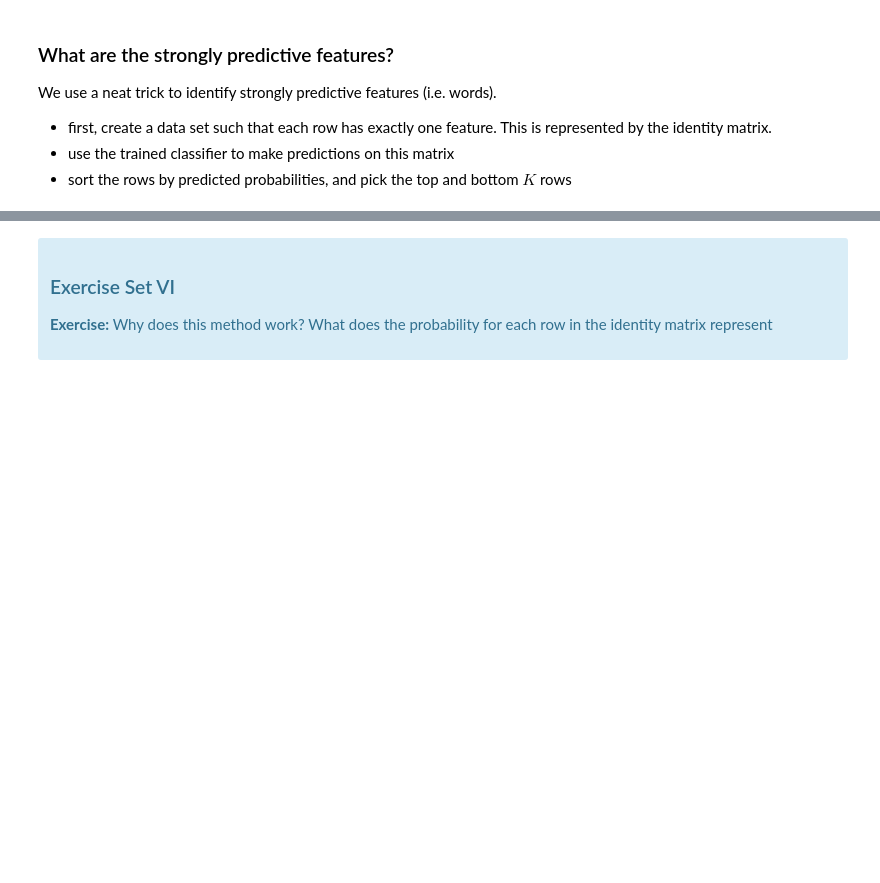
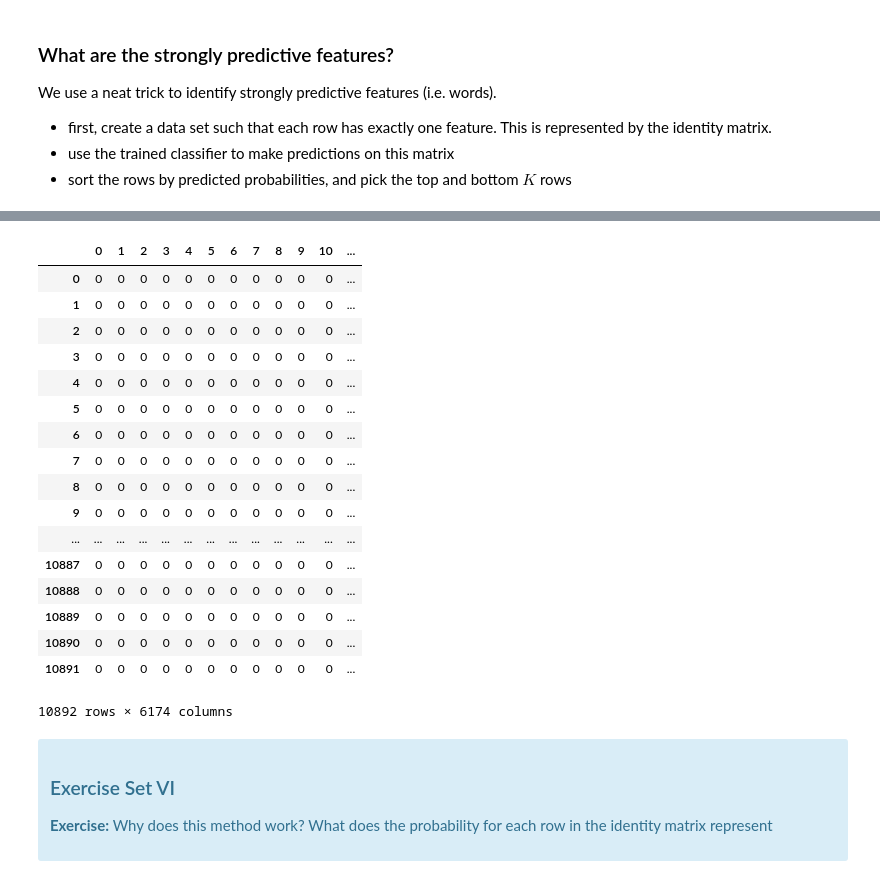
Before and after one commit to saminfeld/Springboard, a Jupyter notebook: Exercises/Machine Learning/Predicting Movie Ratings/naive_bayes/Mini_Project_Naive_Bayes.ipynb, the cells around one changed output, grey strips where cells are left out. Saved outputs shown, nothing was run; the diff lists cells and outputs as text; code cells hidden in the pictures; blank space fills up the shorter version.

```diff
--- a/Exercises/Machine Learning/Predicting Movie Ratings/naive_bayes/Mini_Project_Naive_Bayes.ipynb
+++ b/Exercises/Machine Learning/Predicting Movie Ratings/naive_bayes/Mini_Project_Naive_Bayes.ipynb
@@ -394,15 +399,24 @@ from sklearn.naive_bayes import MultinomialNB
 
 #the grid of parameters to search over
 alphas = [.1, 1, 5, 10, 50]
-best_min_df = 2 # YOUR TURN: put your value of min_df here.
+best_min_df = 5 # YOUR TURN: put your value of min_df here.
 
 #Find the best value for alpha and min_df, and the best classifier
 best_alpha = None
 maxscore=-np.inf
+scores= []
 for alpha in alphas:
     vectorizer = CountVectorizer(min_df=best_min_df)
-    Xthis, ythis = make_xy(critics, vectorizer)
+    Xthis, ythis, diction = make_xy(critics, vectorizer)
     Xtrainthis = Xthis[mask]
     ytrainthis = ythis[mask]
     # your turn
+    clf= MultinomialNB(alpha=alpha)
+    score = cv_score(clf, Xtrainthis,ytrainthis, log_likelihood)
+    if score > maxscore:
+        maxscore=score
+        best_alpha = alpha
+
+    scores.append((alpha,score))
+scores
 # %% [output]
@@ -418,7 +438,8 @@ print("alpha: {}".format(best_alpha))
 </div>
 # %%
 vectorizer = CountVectorizer(min_df=best_min_df)
-X, y = make_xy(critics, vectorizer)
+X, y, diction = make_xy(critics, vectorizer)
+
 xtrain=X[mask]
 ytrain=y[mask]
 xtest=X[~mask]
@@ -473,3 +517,24 @@ pd.DataFrame(words)
+# %%
+pd.DataFrame(xtest)
+# %% [output]
+|  | 0 | 1 | 2 | 3 | 4 | 5 | 6 | 7 | 8 | 9 | 10 | ... |
+| 0 | 0 | 0 | 0 | 0 | 0 | 0 | 0 | 0 | 0 | 0 | 0 | ... |
+| 1 | 0 | 0 | 0 | 0 | 0 | 0 | 0 | 0 | 0 | 0 | 0 | ... |
+| 2 | 0 | 0 | 0 | 0 | 0 | 0 | 0 | 0 | 0 | 0 | 0 | ... |
+| 3 | 0 | 0 | 0 | 0 | 0 | 0 | 0 | 0 | 0 | 0 | 0 | ... |
+| 4 | 0 | 0 | 0 | 0 | 0 | 0 | 0 | 0 | 0 | 0 | 0 | ... |
+| 5 | 0 | 0 | 0 | 0 | 0 | 0 | 0 | 0 | 0 | 0 | 0 | ... |
+| 6 | 0 | 0 | 0 | 0 | 0 | 0 | 0 | 0 | 0 | 0 | 0 | ... |
+| 7 | 0 | 0 | 0 | 0 | 0 | 0 | 0 | 0 | 0 | 0 | 0 | ... |
+| 8 | 0 | 0 | 0 | 0 | 0 | 0 | 0 | 0 | 0 | 0 | 0 | ... |
+| 9 | 0 | 0 | 0 | 0 | 0 | 0 | 0 | 0 | 0 | 0 | 0 | ... |
+| ... | ... | ... | ... | ... | ... | ... | ... | ... | ... | ... | ... | ... |
+| 10887 | 0 | 0 | 0 | 0 | 0 | 0 | 0 | 0 | 0 | 0 | 0 | ... |
+| 10888 | 0 | 0 | 0 | 0 | 0 | 0 | 0 | 0 | 0 | 0 | 0 | ... |
+| 10889 | 0 | 0 | 0 | 0 | 0 | 0 | 0 | 0 | 0 | 0 | 0 | ... |
+| 10890 | 0 | 0 | 0 | 0 | 0 | 0 | 0 | 0 | 0 | 0 | 0 | ... |
+| 10891 | 0 | 0 | 0 | 0 | 0 | 0 | 0 | 0 | 0 | 0 | 0 | ... |
+10892 rows × 6174 columns
 # %% [markdown]
 <div class="span5 alert alert-info">
 <h3>Exercise Set VI</h3>
```
Also changed, not shown: parts of 25 cells of this notebook, 15 other files.
